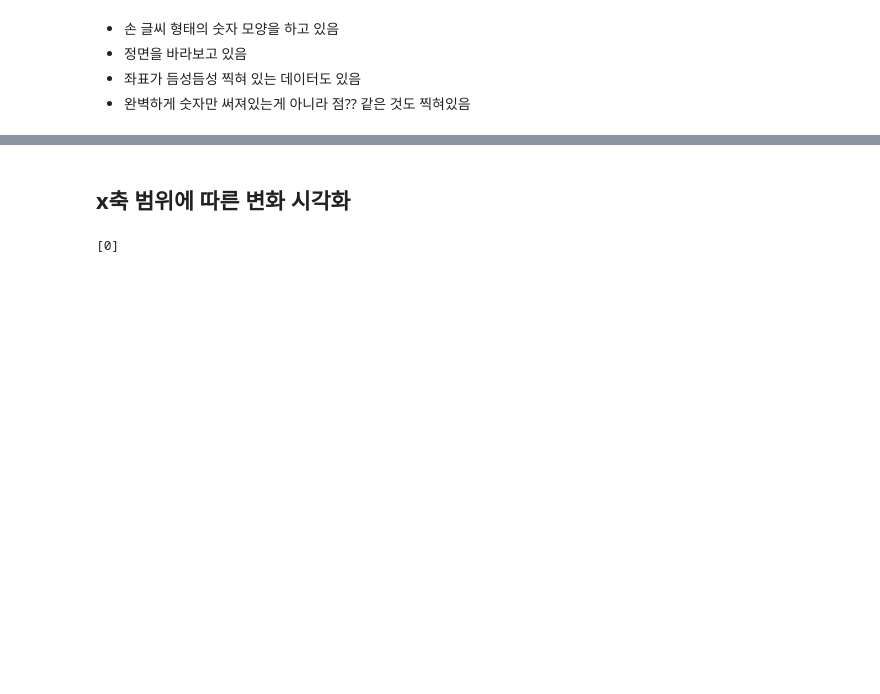
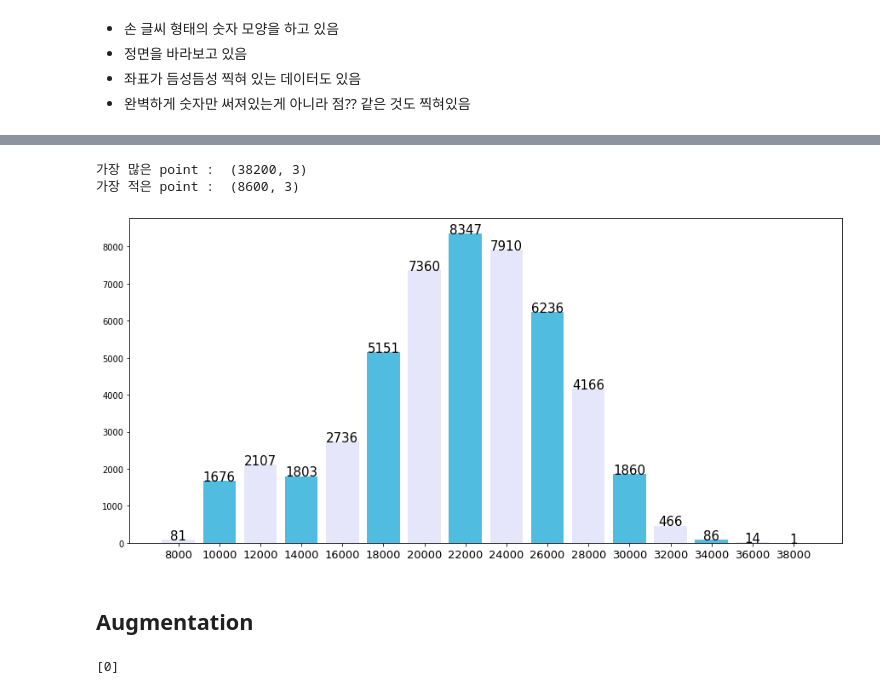
Before and after one commit to quhb2455/toy, a Jupyter notebook: 3D_Number_Image_Classification/EDA.ipynb, the cells around one changed output, grey strips where cells are left out. Saved outputs shown, nothing was run; the diff lists cells and outputs as text; code cells hidden in the pictures; blank space fills up the shorter version.

```diff
--- a/3D_Number_Image_Classification/EDA.ipynb
+++ b/3D_Number_Image_Classification/EDA.ipynb
@@ -107,5 +157,41 @@ for i, pick in enumerate(rand_pick) :
+# %%
+total_size = []
+for i in tqdm(range(0, 50000)) :
+    total_size.append(all_points[str(i)].shape[0])
+
+total_size = np.array(total_size)
+smallest_idx = np.argmin(total_size)
+biggest_idx = np.argmax(total_size)
+
+print("가장 많은 point : ",all_points[str(biggest_idx)].shape)
+print("가장 적은 point : ",all_points[str(smallest_idx)].shape)
+# %% [output]
+가장 많은 point :  (38200, 3)
+가장 적은 point :  (8600, 3)
+# %%
+section_list = {k : [] for k in range(8000,39000, 2000)}
+_section_num = {str(k) : 0 for k in range(8000,39000, 2000)}
+
+for i, shape in enumerate(total_size) :
+    for k in section_list.keys() :
+        if k < shape and shape <= k + 2000 :
+            section_list[k].append((shape, str(i)))
+            _section_num[str(k)] += 1
+
+f, axs = plt.subplots(1,1, figsize=(15, 7))
+
+axs.bar(_section_num.keys(), _section_num.values(), color=['#e6e6fa' if a%2==0 else '#50bcdf' for a in range(len(_section_num))])
+for k, v in _section_num.items() :
+    axs.annotate('%d'%(v), xy=(k, v), ha='center',fontsize=15)
+
+axs.set_xticks([i for i in _section_num.keys()])
+axs.set_xticklabels(_section_num.keys(), fontsize=13)
+
+plt.show()
+# %% [output]
+[figure, added]
 # %% [markdown]
-## x축 범위에 따른 변화 시각화
+## Augmentation
 # %%
 [i for i in range(1)]
 # %% [output]
```
Also changed, not shown: parts of 10 cells of this notebook, 2 other files.
